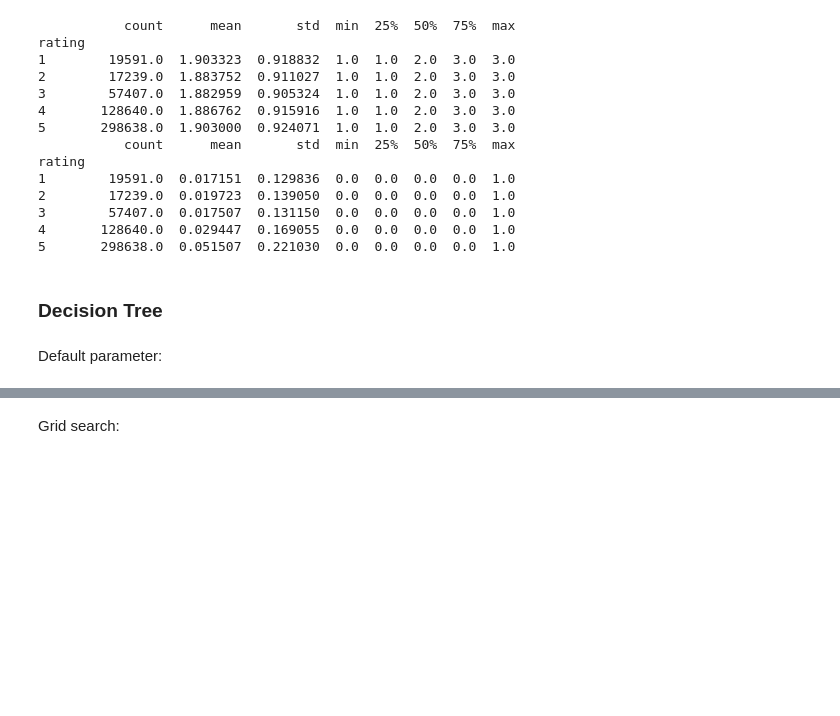
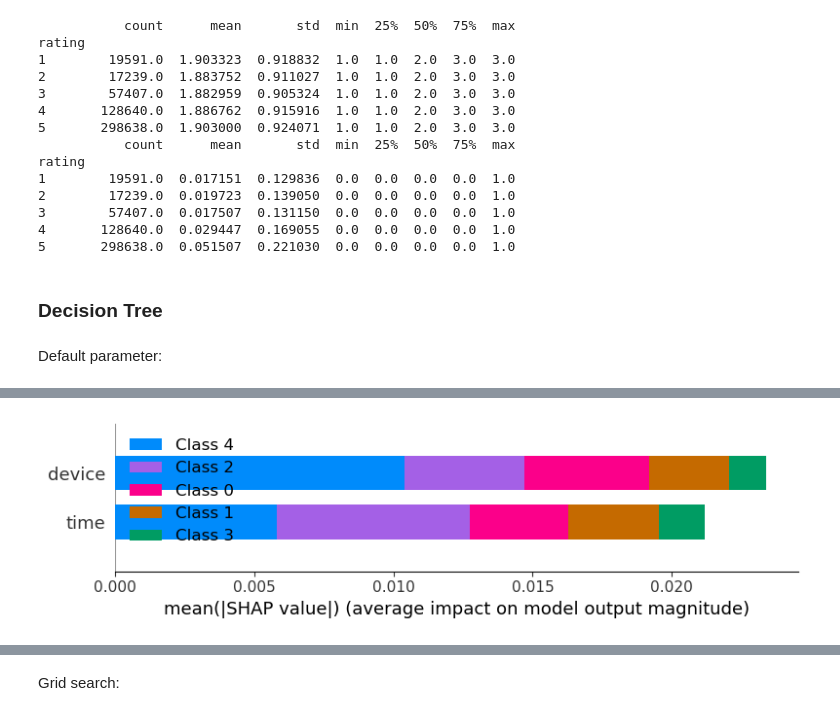
Before and after one commit to SkywingsWang/Masters-Degree-Dissertation, a Jupyter notebook: dissertation.ipynb, the cells around one changed output, grey strips where cells are left out. Cells and saved outputs as stored; diff of their text form; code cells hidden in the pictures; blank space fills up the shorter version.

Commit message:
Update shap and variable names

```diff
--- a/dissertation.ipynb
+++ b/dissertation.ipynb
@@ -389,0 +398,11 @@ weighted avg       0.20      0.22      0.17     17239
+# %%
+# Create an Explainer object
+explainer_DT = shap.Explainer(model_DT)
+
+# Calculate SHAP values
+shap_values_DT = explainer_DT.shap_values(X_test)
+
+# Visualise the first prediction's explanation
+shap.summary_plot(shap_values_DT, X_test)
+# %% [output]
+[figure, added]
```
Also changed, not shown: parts of 11 cells of this notebook.
